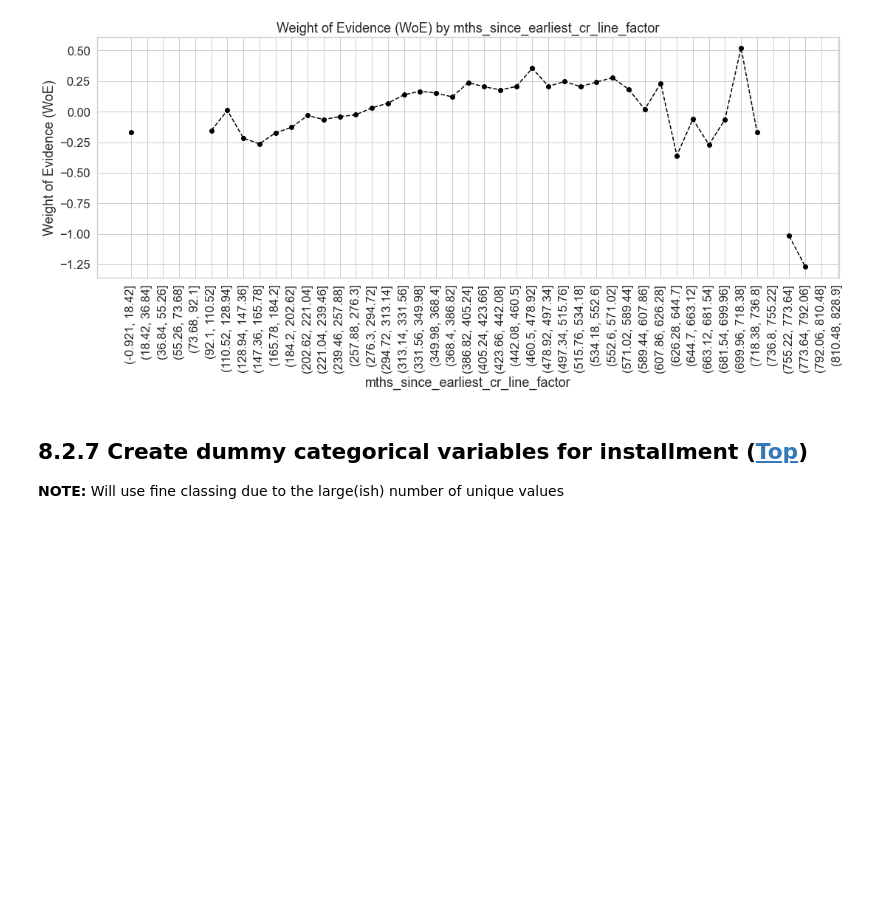
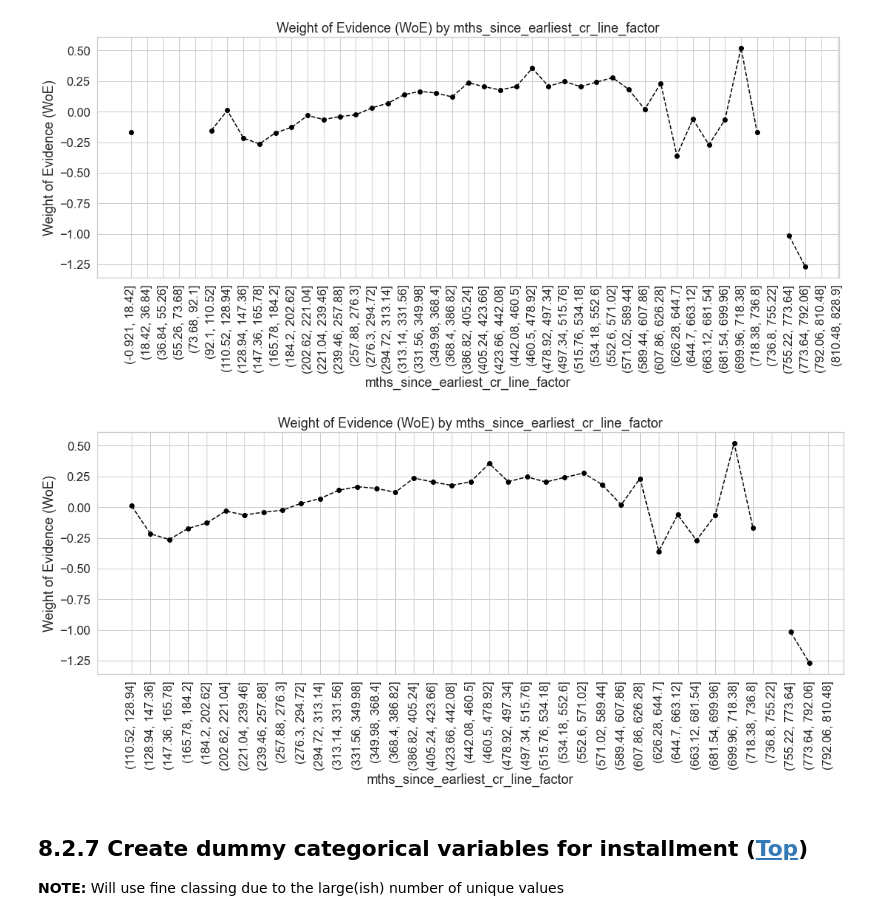
Before and after one commit to ai-portfolio/credit_risk_modeling, a Jupyter notebook: lib/notebooks/1.0_credit_risk_modeling_eda_ng.ipynb, the cells around one changed output. Cells and saved outputs as stored; diff of their text form; code cells hidden in the pictures; blank space fills up the shorter version.

Commit message:
created dummy categorical values

```diff
--- a/lib/notebooks/1.0_credit_risk_modeling_eda_ng.ipynb
+++ b/lib/notebooks/1.0_credit_risk_modeling_eda_ng.ipynb
@@ -354,9 +370,8 @@ df['earliest_cr_line_date']
 100362   2000-02-01
 Name: earliest_cr_line_date, Length: 466285, dtype: datetime64[ns]
 # %%
-
-now = pd.datetime.now()
-century = pd.DateOffset(years=100)
+# Define today
+now = datetime.now()
 # %%
 # Fix date conversion for years earlier than 1969
 df['earliest_cr_line_date'] = np.where(df['earliest_cr_line_date'].dt.year > now.year, df['earliest_cr_line_date'] - pd.offsets.DateOffset(years=100), df['earliest_cr_line_date'])
@@ -844,6 +887,16 @@ df_temp
 ## 7.2 Data visualization of Weight of Evidence (WoE) of discrete variables ([Top](#0.0))<a class="anchor" id="7.2"></a>
 # %%
 def plot_by_woe(df_WoE, rotation_of_x_axis_labels = 0):
+    '''
+    Plots the Weight of Evidence
+
+    Parameters:
+        df_WoE (pandas dataframe): The dataframe containing the WoE data for a specific variable
+        rotation_of_x_axis_labels (int): An integer indicating what rotation to apply to the x-axis labels
+
+    Returns:
+        Nothing
+    '''
     x = np.array(df_WoE.iloc[:, 0].apply(str))
     y = df_WoE['WoE']
 
@@ -1187,7 +1240,26 @@ plot_by_woe(df_temp)
 # %% [markdown]
 ## 8.1 Calculate Weight of Evidence (WoE) of categorized continuous variables ([Top](#0.0))<a class="anchor" id="8.1"></a>
 # %%
+# Define Weight of Evidence function for ordered continuous variables
 def woe_ordered_continuous(df, continuous_var_name, good_bad_var_df):
+    '''
+    Returns the original dataframe with additional columns defining WoE and Information Value (IV).
+    NOTE: The only difference between this function and woe_discrete is that the ordered continous values
+    cannot be sorted and have their index reset.
+
+    Parameters:
+        df (pandas dataframe): The original dataframe
+        discrete_var_name (str): The name of the variable to be assessed
+        good_bad_var_df (pandas dataframe): The dataframe containing the target variable (good/bad loan)
+
+    Returns:
+        df (pandas dataframe): The original dataframe adjusted with additional
+                               columns for proportion of observations, the number
+                               of good and bad borrowers, the proportion of good
+                               and bad borrowers, the weight of evidence, the
+                               differences in proportion of good loans and weight
+                               of evidence, and the information value
+    '''
     df = pd.concat([df[continuous_var_name], good_bad_var_df], axis = 1)
     df = pd.concat([df.groupby(df.columns.values[0], as_index = False)[df.columns.values[1]].count(),
                 df.groupby(df.columns.values[0], as_index = False)[df.columns.values[1]].mean()],
@@ -1295,7 +1367,7 @@ df_inputs_preproc['emp_length: 1'] = np.where(df_inputs_preproc['emp_length_int'
 df_inputs_preproc['emp_length: 2-4'] = np.where(df_inputs_preproc['emp_length_int'].isin(range(2, 5)), 1, 0)
 df_inputs_preproc['emp_length: 5-6'] = np.where(df_inputs_preproc['emp_length_int'].isin(range(5, 7)), 1, 0)
 df_inputs_preproc['emp_length: 7-9'] = np.where(df_inputs_preproc['emp_length_int'].isin(range(7, 10)), 1, 0)
-df_inputs_preproc['emp_length: >9'] = np.where(df_inputs_preproc['emp_length_int'] >= 10, 1, 0)
+df_inputs_preproc['emp_length: >=10'] = np.where(df_inputs_preproc['emp_length_int'] >= 10, 1, 0)
 # %% [markdown]
 ## 8.2.3 Create dummy categorical variables for mths_since_issue_d ([Top](#0.0))<a class="anchor" id="8.2.3"></a>
 **NOTE:** Will use fine classing due to the large(ish) number of unique values
@@ -1566,5 +1638,10 @@ df_temp
 plot_by_woe(df_temp, 90)
 # %% [output]
 [figure]
+# %%
+# Visualize the weight of evidence of mths_since_earliest_cr_line_factor , excluding the first 5 values
+plot_by_woe(df_temp.iloc[6: , : ], 90)
+# %% [output]
+[figure, added]
 # %%
 # Groups (mths_since_earliest_cr_line_factor)
```
Also changed, not shown: parts of 60 cells of this notebook.
